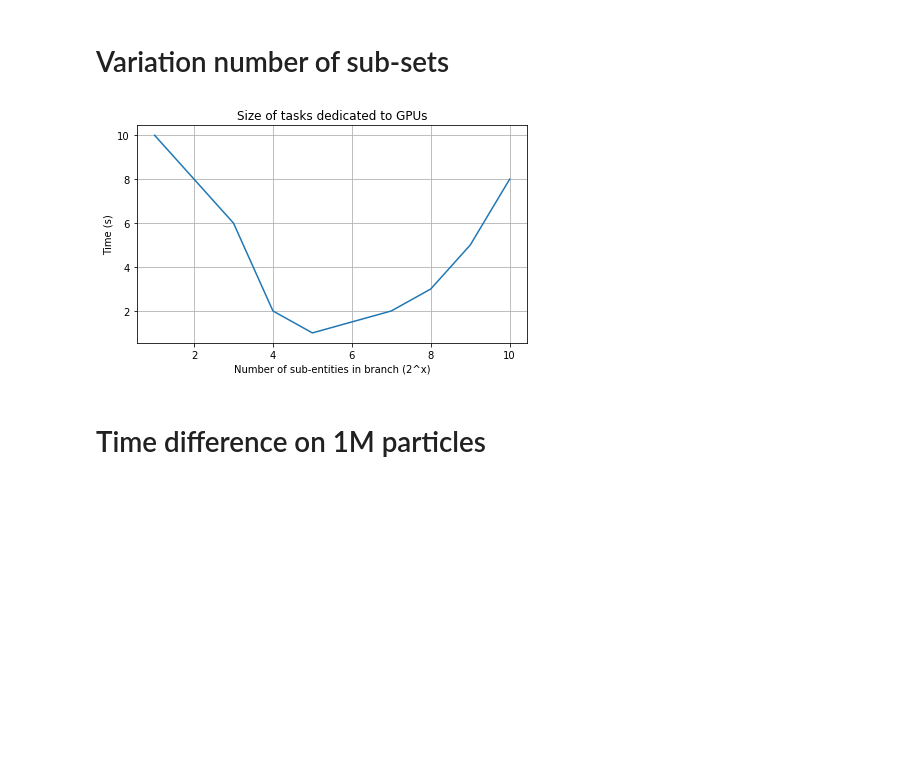
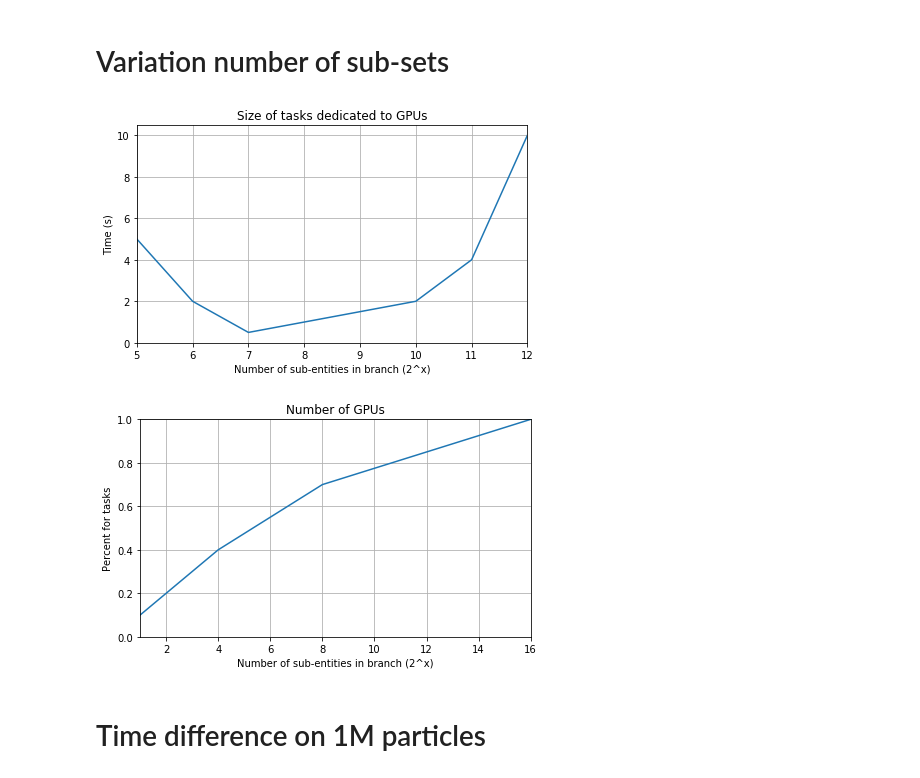
Before and after one commit to JulienLoiseau/phd_thesis, a Jupyter notebook: python/graph_tests.ipynb, the cells around one changed output. Saved outputs shown, nothing was run; the diff lists cells and outputs as text; code cells hidden in the pictures; blank space fills up the shorter version.

```diff
--- a/python/graph_tests.ipynb
+++ b/python/graph_tests.ipynb
@@ -95,20 +95,37 @@ plt.show()
 # %%
 import numpy as np
 import matplotlib.pyplot as plt
 
-mac = [1,2,3,4,5,6,7,8,9,10]
-res = [10,8,6,2,1,1.5,2,3,5,8]
+mac = [5,6,7,8,9,10,11,12]
+res = [5,2,.5,1,1.5,2,4,10]
 
 fig = plt.figure(figsize=[7,4])
 plt.xlabel('Number of sub-entities in branch (2^x)')
 #plt.xscale("log")
 plt.ylabel('Time (s)')
 plt.title('Size of tasks dedicated to GPUs')
 plt.plot(mac,res)
+plt.ylim(ymin=0)
+plt.xlim(xmin=5,xmax=12)
 plt.grid(True)
 plt.show()
+
+mac = [1,2,4,8,16]
+res = [.1,.2,.4,.7,1]
+
+fig = plt.figure(figsize=[7,4])
+plt.xlabel('Number of sub-entities in branch (2^x)')
+#plt.xscale("log")
+plt.ylabel('Percent of distribution')
+plt.title('Number of GPUs')
+plt.ylim(ymin=0)
+plt.xlim(xmin=1,xmax=16)
+plt.plot(mac,res)
+plt.grid(True)
+plt.show()
 # %% [output]
-[figure, old version]
+[figure, new version]
+[figure, added]
 # %% [markdown]
 # Time difference on 1M particles
 # %%
```
Also changed, not shown: parts of 2 cells of this notebook, 19 other files.
